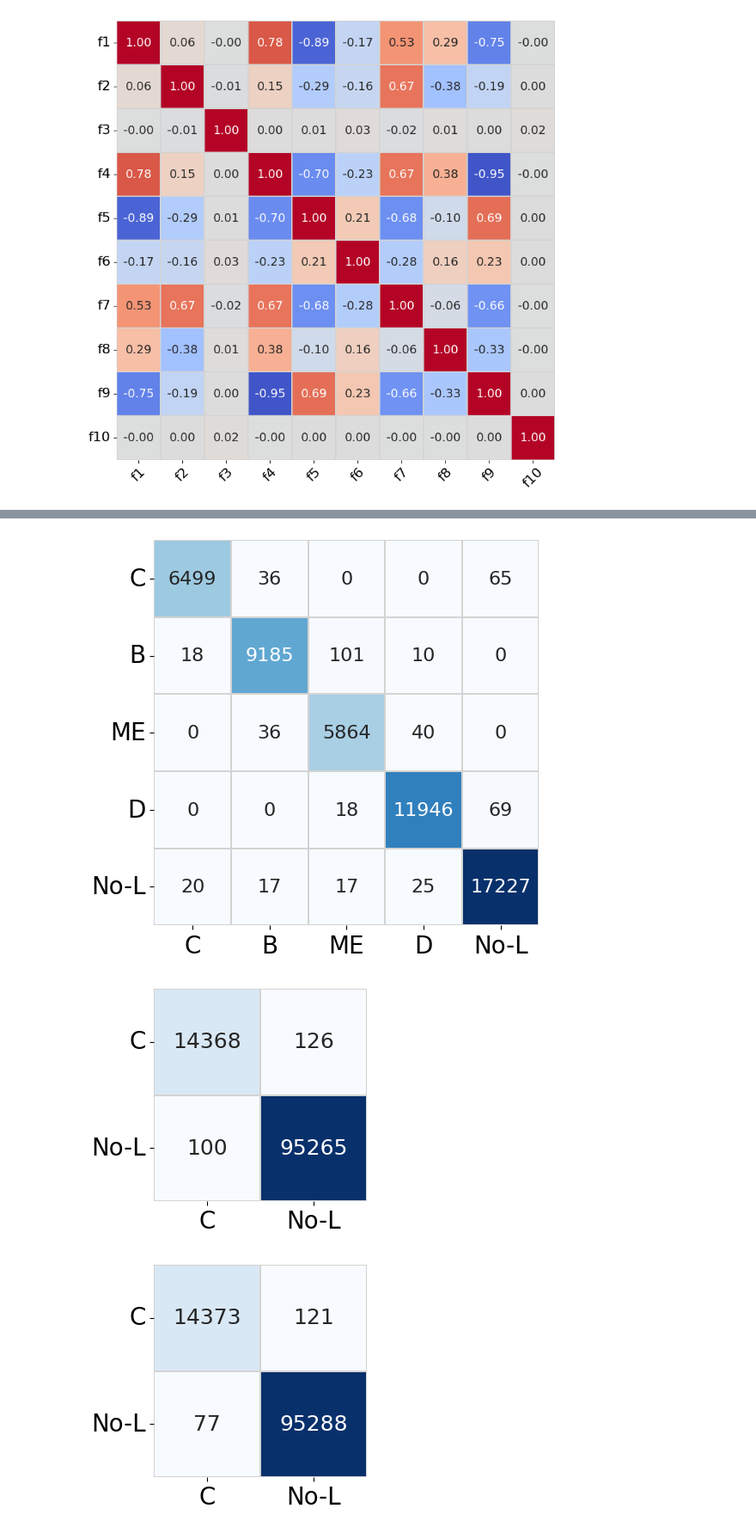
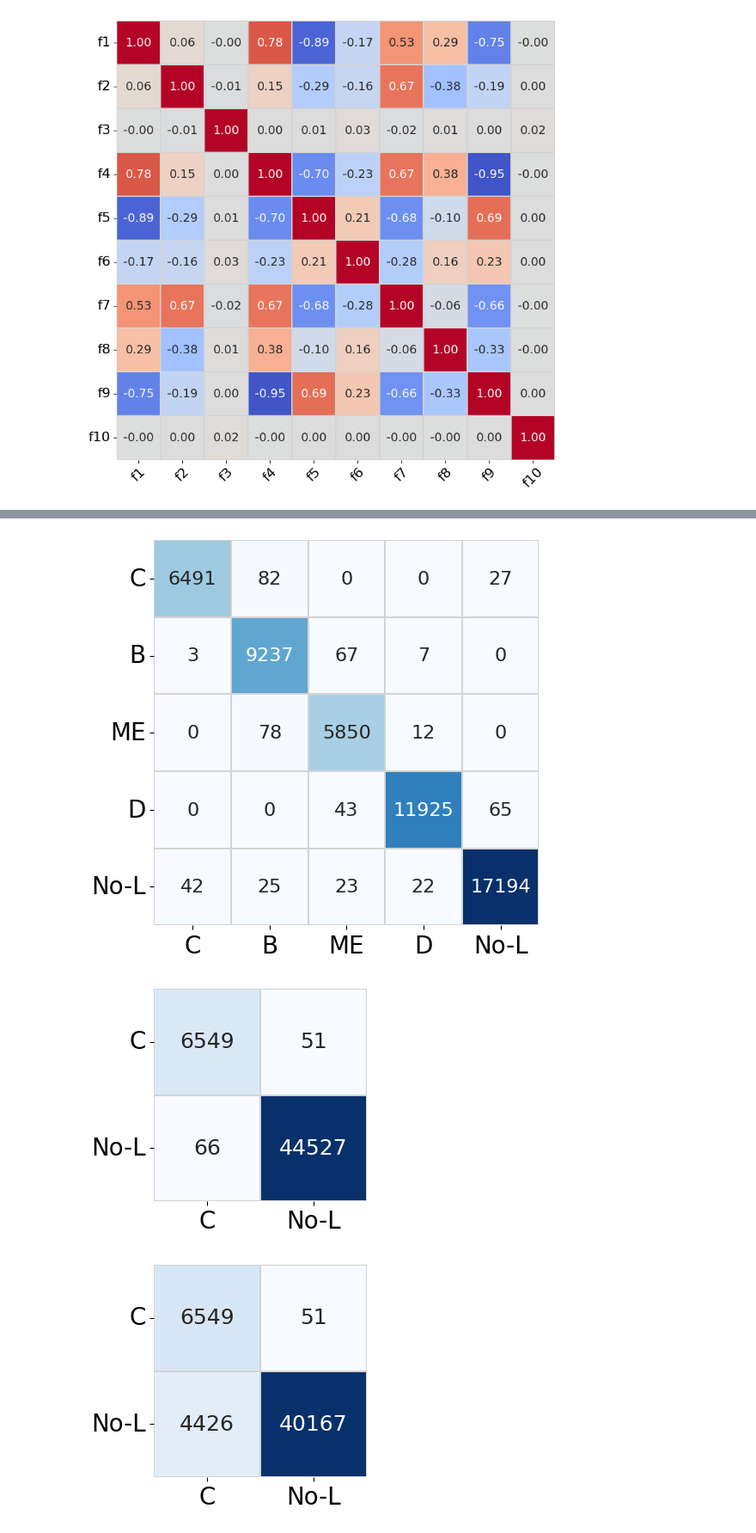
Before and after one commit to arman-niaruhi/temporal-windows-analysis-rotary-tube-bending, a Jupyter notebook: a.ipynb, the cells around one changed output, grey strips where cells are left out. Shown at 86% size. Cells and saved outputs as stored; diff of their text form; code cells hidden in the pictures.

```diff
--- a/a.ipynb
+++ b/a.ipynb
@@ -164,10 +164,10 @@ plot_confusion_matrix(
 # %%
 cm = np.array([
-    [6499, 36, 0, 0, 65],
-    [18, 9185, 101, 10, 0],
-    [0, 36, 5864, 40, 0],
-    [0, 0, 18, 11946, 69],
-    [20, 17, 17, 25, 17227],
+    [6491, 82, 0, 0, 27],
+    [3, 9237, 67, 7, 0],
+    [0, 78, 5850, 12, 0],
+    [0, 0, 43, 11925, 65],
+    [42, 25, 23, 22, 17194],
 ])
 
 labels = ["C", "B", "ME", "D", "No-L"]
@@ -181,11 +181,11 @@ plot_confusion_matrix(
     figsize=(5.5, 5.5),
 )
 # %% [output]
-[figure, old version]
+[figure, new version]
 # %%
 cm = np.array([
-    [14368, 126],
-    [100, 95265]
+    [6549, 51],
+    [66, 44527]
 ])
 
 labels = ["C","No-L"]
@@ -199,24 +199,24 @@ plot_confusion_matrix(
     figsize=(3.5, 3.5),
 )
 # %% [output]
-[figure, old version]
+[figure, new version]
 # %%
 cm = np.array([
-    [14373, 121],
-    [77, 95288]
+    [6549, 51],
+    [4426, 40167]
 ])
 
 labels = ["C","No-L"]
 
 plot_confusion_matrix(
     cm=cm,
     labels=labels,
     annot_font_size=18,
     tick_font_size=20,
     save_path=r"/home/arman/Documents/university/Master/Master these 2025/latex/Machine Learning-Based Detection of Process Phases and Temporal Importance Windows in Rotary Tube Bending/Figures/experiments-results/mar/training/confusion-matrix/movement/clamping.pdf",
     figsize=(3.5, 3.5),
 )
 # %% [output]
-[figure, old version]
+[figure, new version]
 # %%
 cm = np.array([
```
Also changed, not shown: parts of 7 cells of this notebook, 23 other files.
